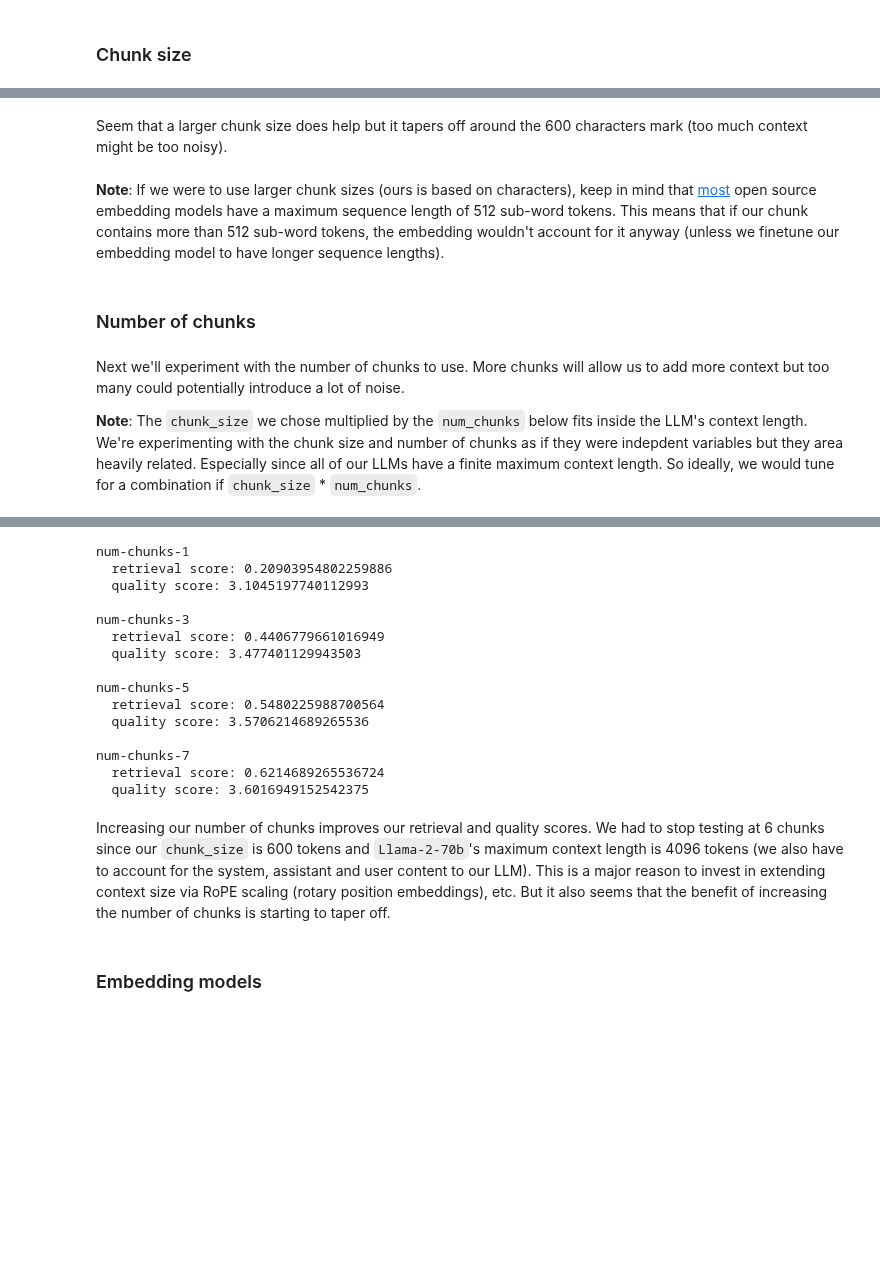
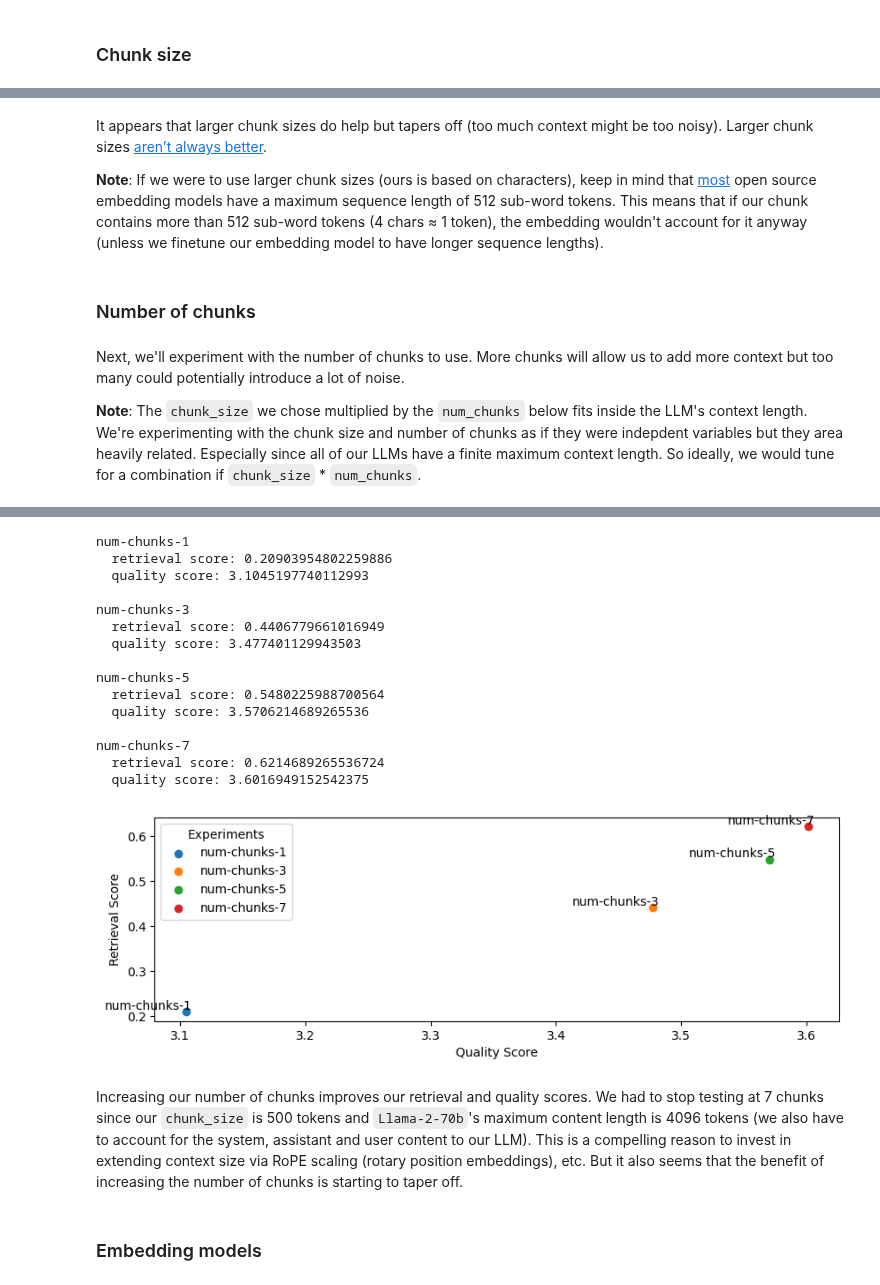
Before and after one commit to ray-project/llm-applications, a Jupyter notebook: notebooks/rag.ipynb, the cells around one changed output, grey strips where cells are left out. Drawn from its saved outputs; the diff is of its cells as text; code cells hidden in the pictures; blank space fills up the shorter version.

```diff
--- a/notebooks/rag.ipynb
+++ b/notebooks/rag.ipynb
@@ -838,14 +914,14 @@ chunk-size-700
 # %% [markdown]
-Seem that a larger chunk size does help but it tapers off around the 600 characters mark (too much context might be too noisy).
+It appears that larger chunk sizes do help but tapers off (too much context might be too noisy). Larger chunk sizes [aren’t always better](https://arxiv.org/abs/2307.03172).
+
+**Note**: If we were to use larger chunk sizes (ours is based on characters), keep in mind that [most](https://huggingface.co/spaces/mteb/leaderboard) open source embedding models have a maximum sequence length of 512 sub-word tokens. This means that if our chunk contains more than 512 sub-word tokens (4 chars ≈ 1 token), the embedding wouldn't account for it anyway (unless we finetune our embedding model to have longer sequence lengths).
-# %% [markdown]
-**Note**: If we were to use larger chunk sizes (ours is based on characters), keep in mind that [most](https://huggingface.co/spaces/mteb/leaderboard) open source embedding models have a maximum sequence length of 512 sub-word tokens. This means that if our chunk contains more than 512 sub-word tokens, the embedding wouldn't account for it anyway (unless we finetune our embedding model to have longer sequence lengths).
 # %%
 CHUNK_SIZE = 500
 CHUNK_OVERLAP = 50
 # %% [markdown]
 ### Number of chunks
 # %% [markdown]
-Next we'll experiment with the number of chunks to use. More chunks will allow us to add more context but too many could potentially introduce a lot of noise.
+Next, we'll experiment with the number of chunks to use. More chunks will allow us to add more context but too many could potentially introduce a lot of noise.
 
 **Note**: The `chunk_size` we chose multiplied by the `num_chunks` below fits inside the LLM's context length. We're experimenting with the chunk size and number of chunks as if they were indepdent variables but they area heavily related. Especially since all of our LLMs have a finite maximum context length. So ideally, we would tune for a combination if `chunk_size` * `num_chunks`.
 # %%
@@ -868,27 +944,33 @@ for num_chunks in num_chunks_list:
 # %% [output]
 [interactive output not drawn]
 # %%
+experiment_names = []
 for num_chunks in num_chunks_list:
-    experiment_name=f"num-chunks-{num_chunks}"
-    print_experiment(experiment_name, EXPERIMENTS_DIR)
+    experiment_names.append(f"num-chunks-{num_chunks}")
-# %% [output]
-num-chunks-1
-  retrieval score: 0.20903954802259886
-  quality score: 3.1045197740112993
-
-num-chunks-3
-  retrieval score: 0.4406779661016949
-  quality score: 3.477401129943503
-
-num-chunks-5
-  retrieval score: 0.5480225988700564
-  quality score: 3.5706214689265536
-
-num-chunks-7
-  retrieval score: 0.6214689265536724
-  quality score: 3.6016949152542375
+# %%
+scores = {}
+for experiment_name in experiment_names:
+    scores[experiment_name] = print_experiment(experiment_name, EXPERIMENTS_DIR)
+plot_scores(scores=scores)
+# %% [output]
+num-chunks-1
+  retrieval score: 0.20903954802259886
+  quality score: 3.1045197740112993
+
+num-chunks-3
+  retrieval score: 0.4406779661016949
+  quality score: 3.477401129943503
+
+num-chunks-5
+  retrieval score: 0.5480225988700564
+  quality score: 3.5706214689265536
+
+num-chunks-7
+  retrieval score: 0.6214689265536724
+  quality score: 3.6016949152542375
+[figure, added]
 # %% [markdown]
-Increasing our number of chunks improves our retrieval and quality scores. We had to stop testing at 6 chunks since our `chunk_size` is 600 tokens and `Llama-2-70b`'s maximum context length is 4096 tokens (we also have to account for the system, assistant and user content to our LLM). This is a major reason to invest in extending context size via RoPE scaling (rotary position embeddings), etc. But it also seems that the benefit of increasing the number of chunks is starting to taper off.
+Increasing our number of chunks improves our retrieval and quality scores. We had to stop testing at 7 chunks since our `chunk_size` is 500 tokens and `Llama-2-70b`'s maximum content length is 4096 tokens (we also have to account for the system, assistant and user content to our LLM). This is a compelling reason to invest in extending context size via RoPE scaling (rotary position embeddings), etc. But it also seems that the benefit of increasing the number of chunks is starting to taper off.
 # %%
 NUM_CHUNKS = 7
 # %% [markdown]
```
Also changed, not shown: parts of 89 cells of this notebook, 3 other files.
